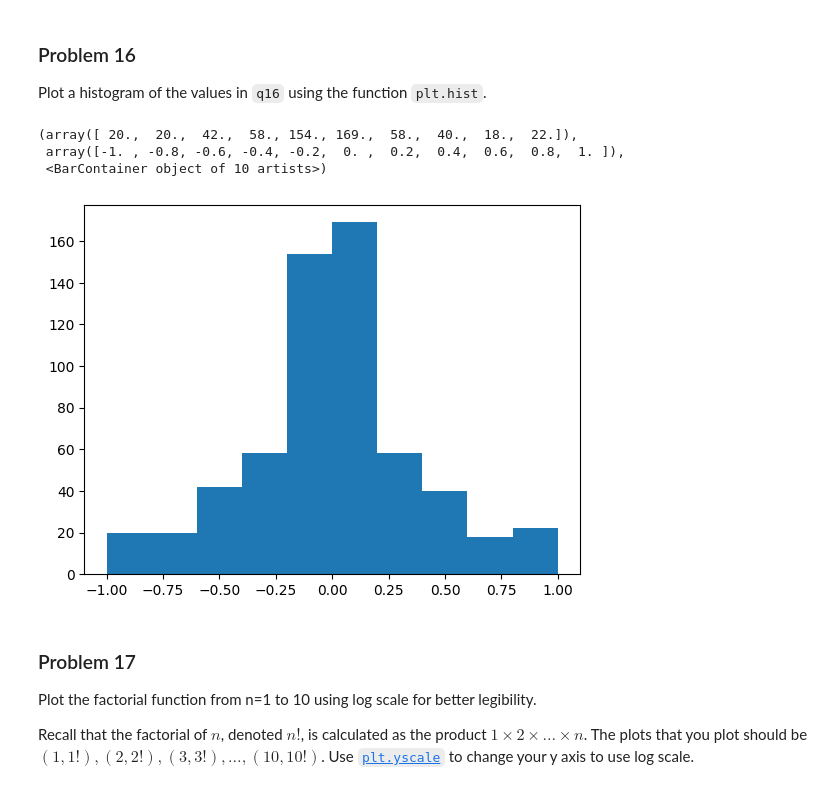
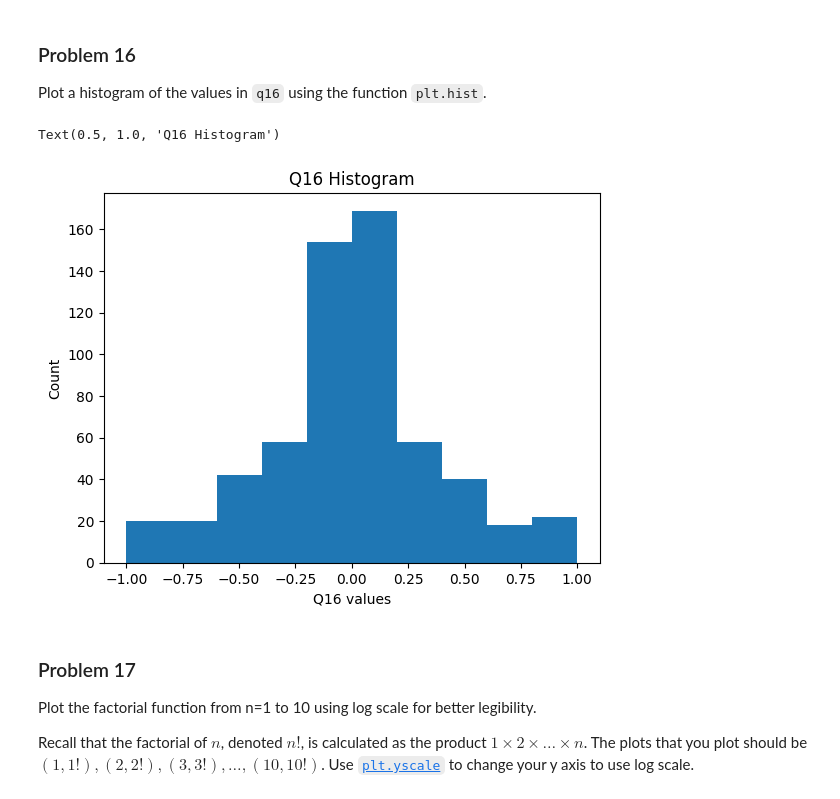
Before and after one commit to mmorebugit/dx602-homework-05, a Jupyter notebook: homework.ipynb, the cells around one changed output. Saved outputs shown, nothing was run; the diff lists cells and outputs as text; code cells hidden in the pictures.

```diff
--- a/homework.ipynb
+++ b/homework.ipynb
@@ -423,12 +432,13 @@ q16 = [0.00, 0.02, 0.04, 0.06, 0.08, 0.10, 0.12, 0.14, 0.16, 0.18, 0.20, 0.22, 0
 # %%
 # YOUR CHANGES HERE
 
 plt.hist(q16)
+plt.xlabel("Q16 values")
+plt.ylabel("Count")
+plt.title("Q16 Histogram")
 # %% [output]
-(array([ 20.,  20.,  42.,  58., 154., 169.,  58.,  40.,  18.,  22.]),
- array([-1. , -0.8, -0.6, -0.4, -0.2,  0. ,  0.2,  0.4,  0.6,  0.8,  1. ]),
- <BarContainer object of 10 artists>)
+Text(0.5, 1.0, 'Q16 Histogram')
-[figure, old version]
+[figure, new version]
 # %% [markdown]
 ### Problem 17
 
```
Also changed, not shown: parts of 4 cells of this notebook.
